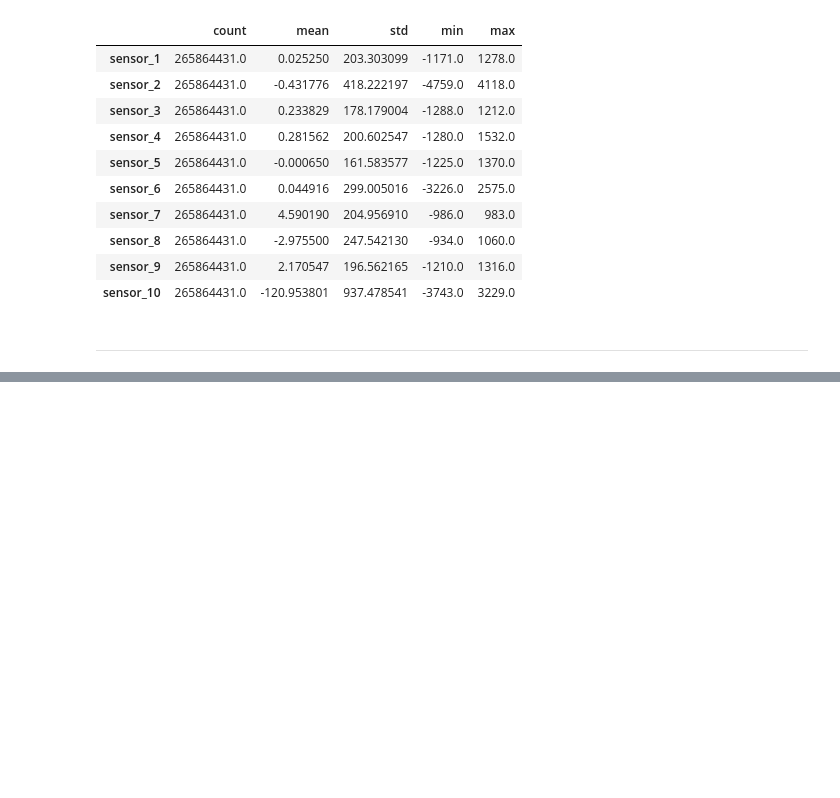
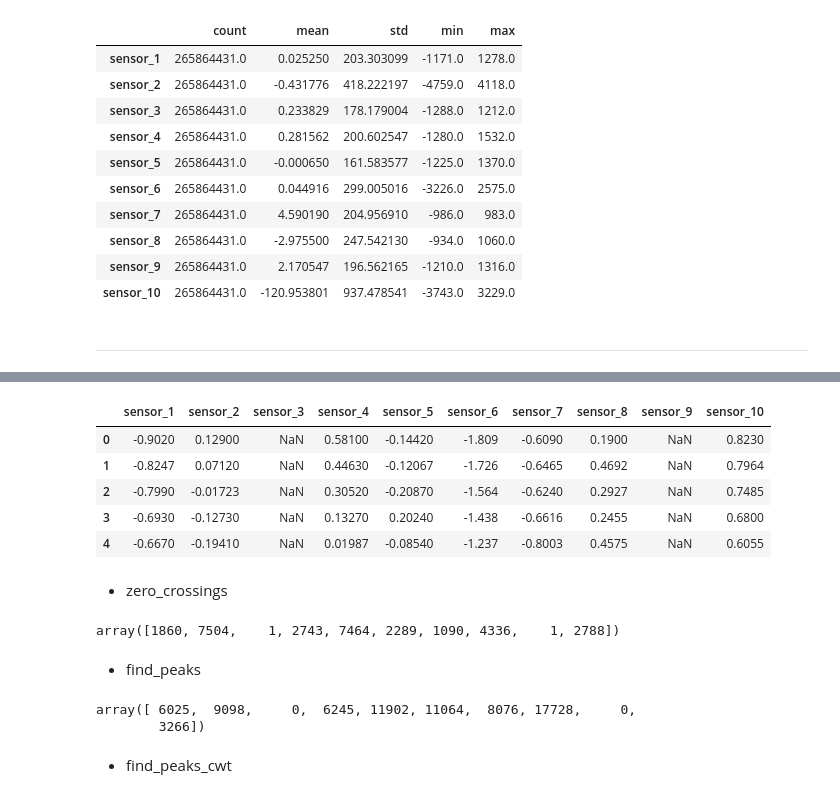
Before and after one commit to DanteBM/PronosticoErupciones, a Jupyter notebook: notebooks/notebook-EDA.ipynb, the cells around one changed output, grey strips where cells are left out. Drawn from its saved outputs; the diff is of its cells as text; code cells hidden in the pictures; blank space fills up the shorter version.

```diff
--- a/notebooks/notebook-EDA.ipynb
+++ b/notebooks/notebook-EDA.ipynb
@@ -154,0 +174,28 @@ data = pd.read_csv("")
+# %%
+path_train = "/home/oscar/Escritorio/estandarizados/train"
+datos = pd.read_csv(path.join(path_train, listdir(path_train)[0]))
+array1d = datos.iloc[:,1].values
+datos.head()
+# %% [output]
+|  | sensor_1 | sensor_2 | sensor_3 | sensor_4 | sensor_5 | sensor_6 | sensor_7 | sensor_8 | sensor_9 | sensor_10 |
+| 0 | -0.9020 | 0.12900 | NaN | 0.58100 | -0.14420 | -1.809 | -0.6090 | 0.1900 | NaN | 0.8230 |
+| 1 | -0.8247 | 0.07120 | NaN | 0.44630 | -0.12067 | -1.726 | -0.6465 | 0.4692 | NaN | 0.7964 |
+| 2 | -0.7990 | -0.01723 | NaN | 0.30520 | -0.20870 | -1.564 | -0.6240 | 0.2927 | NaN | 0.7485 |
+| 3 | -0.6930 | -0.12730 | NaN | 0.13270 | 0.20240 | -1.438 | -0.6616 | 0.2455 | NaN | 0.6800 |
+| 4 | -0.6670 | -0.19410 | NaN | 0.01987 | -0.08540 | -1.237 | -0.8003 | 0.4575 | NaN | 0.6055 |
+# %% [markdown]
+- zero_crossings
+# %%
+librosa.zero_crossings(datos.values, axis = 0).sum(axis = 0)
+# %% [output]
+array([1860, 7504,    1, 2743, 7464, 2289, 1090, 4336,    1, 2788])
+# %% [markdown]
+- find_peaks
+# %%
+picos = datos.apply(find_peaks, axis = 0).iloc[0,:]
+picos.apply(len).values
+# %% [output]
+array([ 6025,  9098,     0,  6245, 11902, 11064,  8076, 17728,     0,
+        3266])
+# %% [markdown]
+- find_peaks_cwt
```
Also changed, not shown: parts of 11 cells of this notebook.
